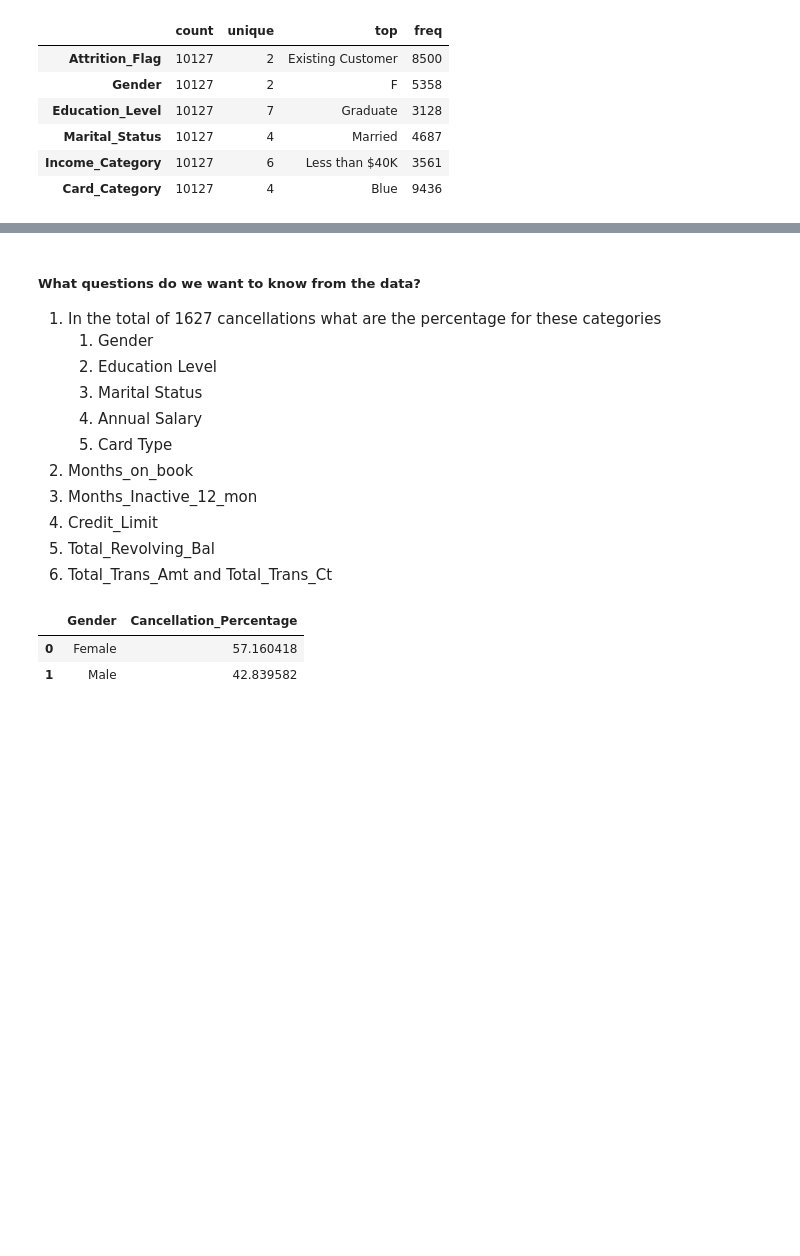
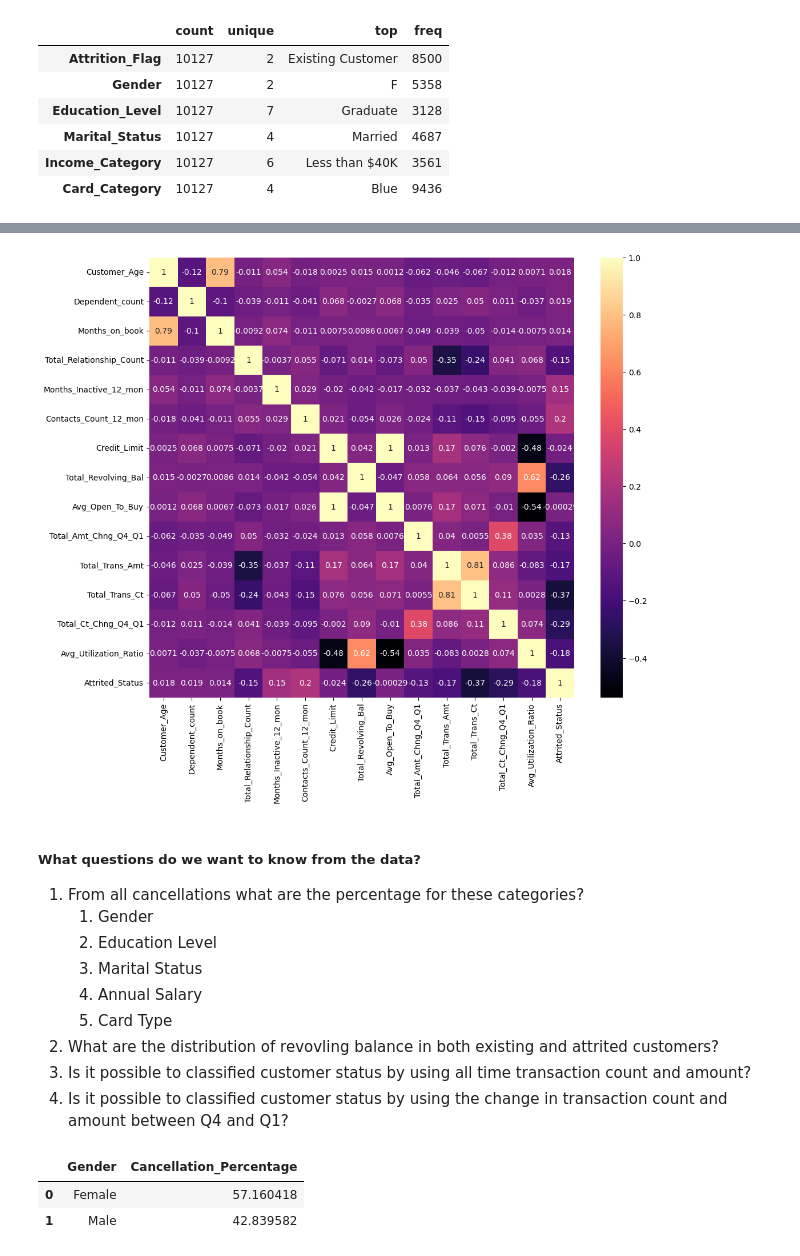
Before and after one commit to tnbsuntae/Credit_Card_Churn_Project, a Jupyter notebook: project.ipynb, the cells around one changed output, grey strips where cells are left out. Cells and saved outputs as stored; diff of their text form; code cells hidden in the pictures; blank space fills up the shorter version.

```diff
--- a/project.ipynb
+++ b/project.ipynb
@@ -131,0 +138,4 @@ cat_summary_stats
+# %%
+numerical_features['Attrited_Status'] = categorical_features['Attrition_Flag'].apply(lambda x : 1 if x == 'Attrited Customer' else 0)
+numerical_features['Attrited_Status'] = numerical_features['Attrited_Status'].astype('category')
+numerical_features.head()
@@ -132,16 +149,24 @@ cat_summary_stats
+# %%
+plt.figure(figsize=(12, 10))  # Adjust the width and height to upscale the boxes
+
+# Create the heatmap with a larger figure size
+sns.heatmap(numerical_features.corr(), cmap='magma', annot=True)
+
+# Show the plot
+plt.show()
+# %% [output]
+[figure, added]
 # %% [markdown]
 ##### What questions do we want to know from the data?
-1. In the total of 1627 cancellations what are the percentage for these categories
+1. From all cancellations what are the percentage for these categories?
    1. Gender
    2. Education Level
    3. Marital Status
    4. Annual Salary
    5. Card Type
-2. Months_on_book
-3. Months_Inactive_12_mon
-4. Credit_Limit
-5. Total_Revolving_Bal
-6. Total_Trans_Amt and Total_Trans_Ct
+2. What are the distribution of revovling balance in both existing and attrited customers?
+3. Is it possible to classified customer status by using all time transaction count and amount?
+4. Is it possible to classified customer status by using the change in transaction count and amount between Q4 and Q1?
 # %%
 att_df = df[df['Attrition_Flag'] == 'Attrited Customer']
 # %%
```
Also changed, not shown: parts of 10 cells of this notebook.
